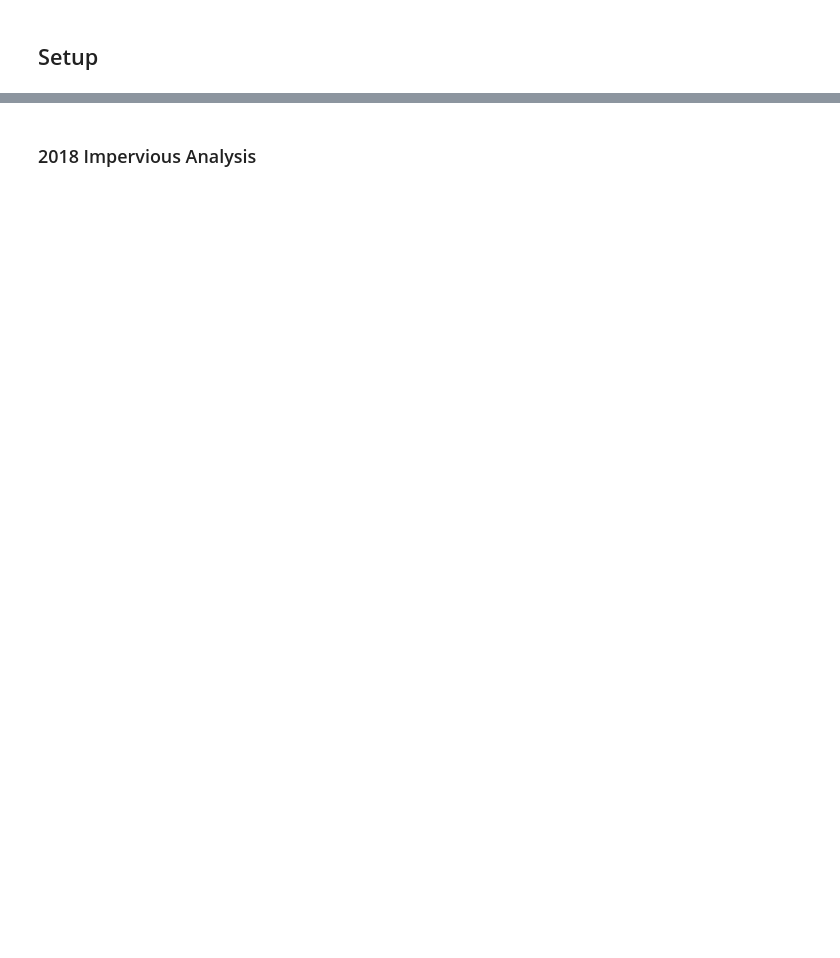
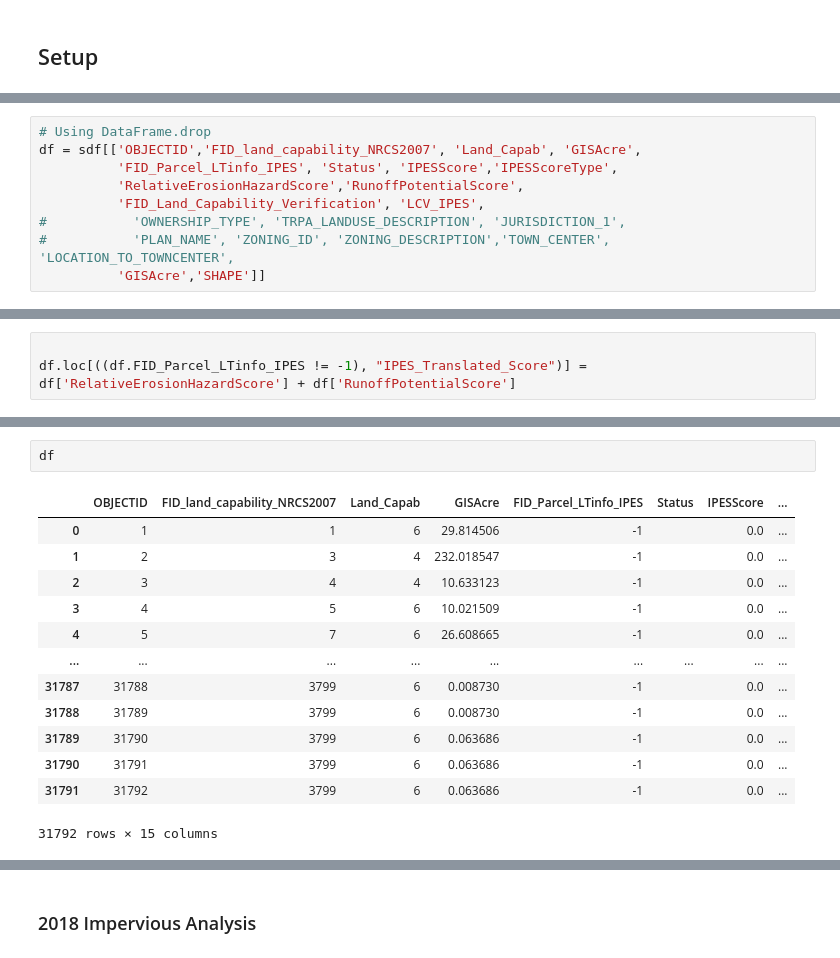
Before and after one commit to trpa-agency/ThresholdEvaluation, a Jupyter notebook: Threshold Evaluation - Soil Conservation Analysis.ipynb, the cells around one changed output, grey strips where cells are left out. Drawn from its saved outputs; the diff is of its cells as text; blank space fills up the shorter version.

```diff
--- a/Threshold Evaluation - Soil Conservation Analysis.ipynb
+++ b/Threshold Evaluation - Soil Conservation Analysis.ipynb
@@ -29,0 +131,9 @@ outLocation  = "C:\\GIS\PROJECT\\ThresholdEvaluation\\"
+# %%
+# Using DataFrame.drop
+df = sdf[['OBJECTID','FID_land_capability_NRCS2007', 'Land_Capab', 'GISAcre',
+          'FID_Parcel_LTinfo_IPES', 'Status', 'IPESScore','IPESScoreType',
+          'RelativeErosionHazardScore','RunoffPotentialScore',
+          'FID_Land_Capability_Verification', 'LCV_IPES',
+#           'OWNERSHIP_TYPE', 'TRPA_LANDUSE_DESCRIPTION', 'JURISDICTION_1',
+#           'PLAN_NAME', 'ZONING_ID', 'ZONING_DESCRIPTION','TOWN_CENTER', 'LOCATION_TO_TOWNCENTER',
+          'GISAcre','SHAPE']]
@@ -29,0 +142,3 @@ outLocation  = "C:\\GIS\PROJECT\\ThresholdEvaluation\\"
+# %%
+
+df.loc[((df.FID_Parcel_LTinfo_IPES != -1), "IPES_Translated_Score")] = df['RelativeErosionHazardScore'] + df['RunoffPotentialScore']
@@ -29,0 +156,16 @@ outLocation  = "C:\\GIS\PROJECT\\ThresholdEvaluation\\"
+# %%
+df
+# %% [output]
+|  | OBJECTID | FID_land_capability_NRCS2007 | Land_Capab | GISAcre | FID_Parcel_LTinfo_IPES | Status | IPESScore | ... |
+| 0 | 1 | 1 | 6 | 29.814506 | -1 |  | 0.0 | ... |
+| 1 | 2 | 3 | 4 | 232.018547 | -1 |  | 0.0 | ... |
+| 2 | 3 | 4 | 4 | 10.633123 | -1 |  | 0.0 | ... |
+| 3 | 4 | 5 | 6 | 10.021509 | -1 |  | 0.0 | ... |
+| 4 | 5 | 7 | 6 | 26.608665 | -1 |  | 0.0 | ... |
+| ... | ... | ... | ... | ... | ... | ... | ... | ... |
+| 31787 | 31788 | 3799 | 6 | 0.008730 | -1 |  | 0.0 | ... |
+| 31788 | 31789 | 3799 | 6 | 0.008730 | -1 |  | 0.0 | ... |
+| 31789 | 31790 | 3799 | 6 | 0.063686 | -1 |  | 0.0 | ... |
+| 31790 | 31791 | 3799 | 6 | 0.063686 | -1 |  | 0.0 | ... |
+| 31791 | 31792 | 3799 | 6 | 0.063686 | -1 |  | 0.0 | ... |
+31792 rows × 15 columns
```
Also changed, not shown: parts of 39 cells of this notebook, 1 other file.
